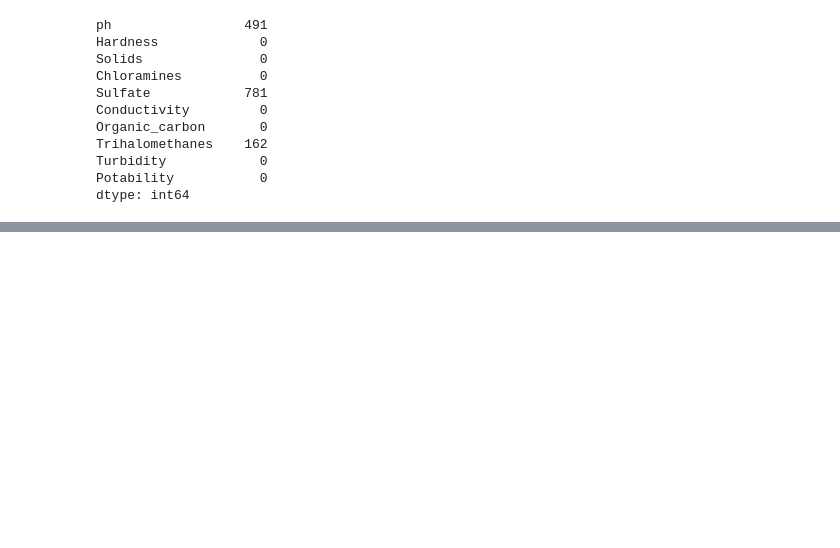
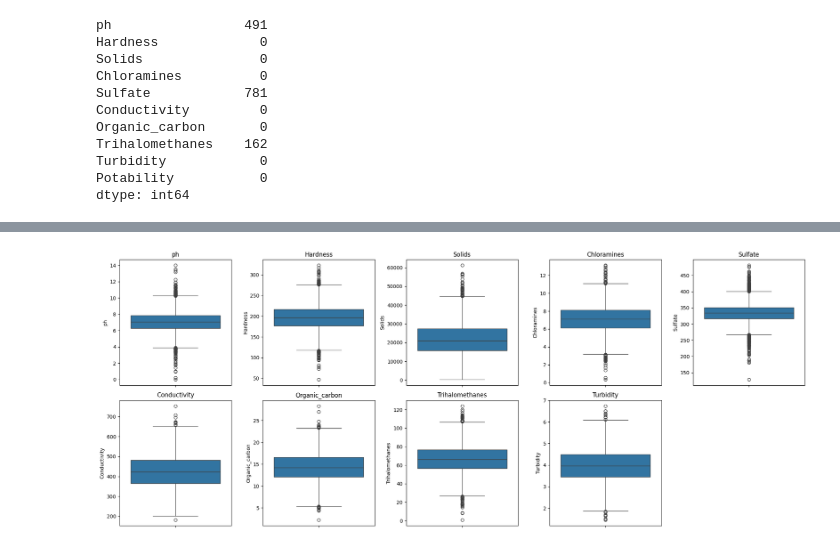
Before and after one commit to MuhammedMahmoud0/Water-Potabilty-Analysis, a Jupyter notebook: water_potability.ipynb, the cells around one changed output, grey strips where cells are left out. Saved outputs shown, nothing was run; the diff lists cells and outputs as text; code cells hidden in the pictures; blank space fills up the shorter version.

```diff
--- a/water_potability.ipynb
+++ b/water_potability.ipynb
@@ -93,0 +88,8 @@ df
+# %%
+mean_=df.mean()
+
+
+# m_ph=st.mode(df_nullFree['ph'])
+# m_su=st.mode(df_nullFree['Sulfate'])
+# m_tr=st.mode(df_nullFree['Trihalomethanes'])
+mean_
@@ -93,0 +108,6 @@ df
+# %%
+df.fillna(inplace=True,value=mean_)
+# df["ph"].fillna(inplace=True,value=m_ph)
+# df["Sulfate"].fillna(inplace=True,value=m_su)
+# df['Trihalomethanes'].fillna(inplace=True,value=m_tr)
+df
@@ -110,0 +155,14 @@ from sklearn.neighbors import KNeighborsClassifier
+# %%
+df_plotting=df.iloc[:,:-1]
+plt.figure(figsize=(20, 8))
+
+# Generate a boxplot for each column
+for i, column in enumerate(df_plotting.columns, 1):
+    plt.subplot(2, 5, i)  # 2 rows, 5 columns (adjust based on the number of parameters)
+    sns.boxplot(y=df[column])
+    plt.title(column)
+
+plt.tight_layout()
+plt.show()
+# %% [output]
+[figure, added]
```
Also changed, not shown: parts of 25 cells of this notebook, 2 other files.
